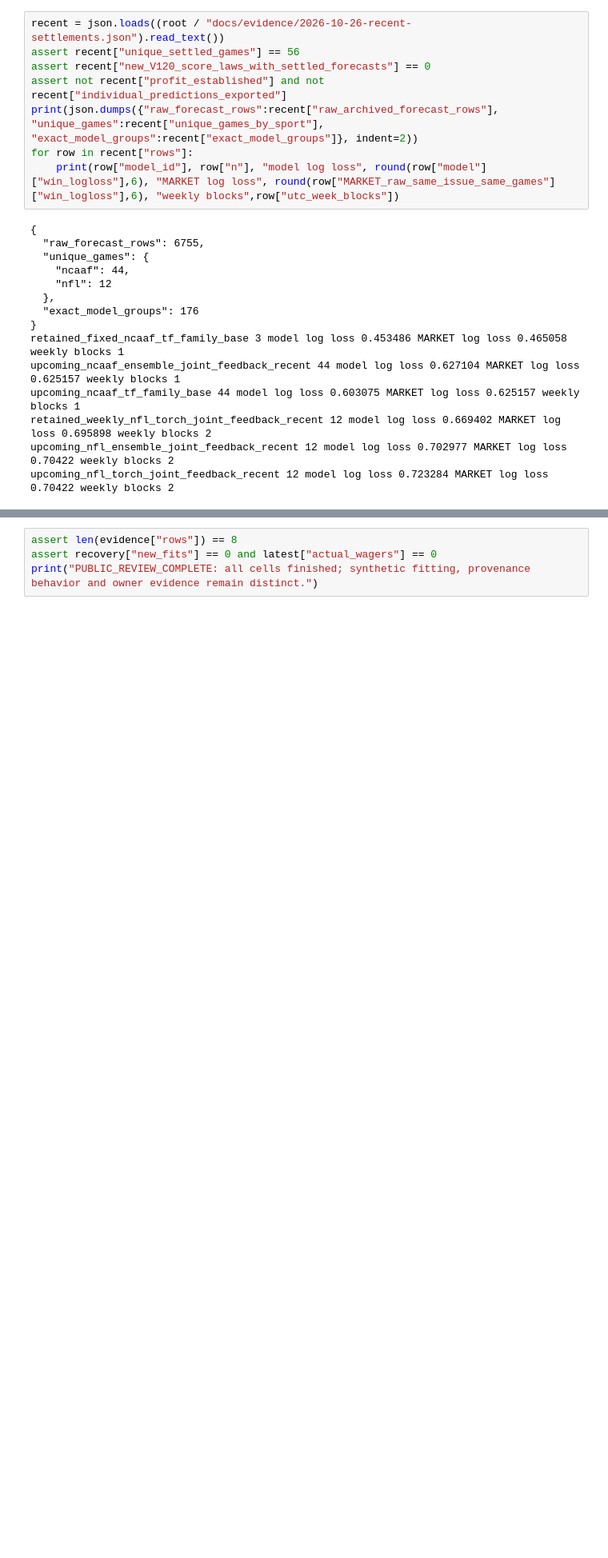
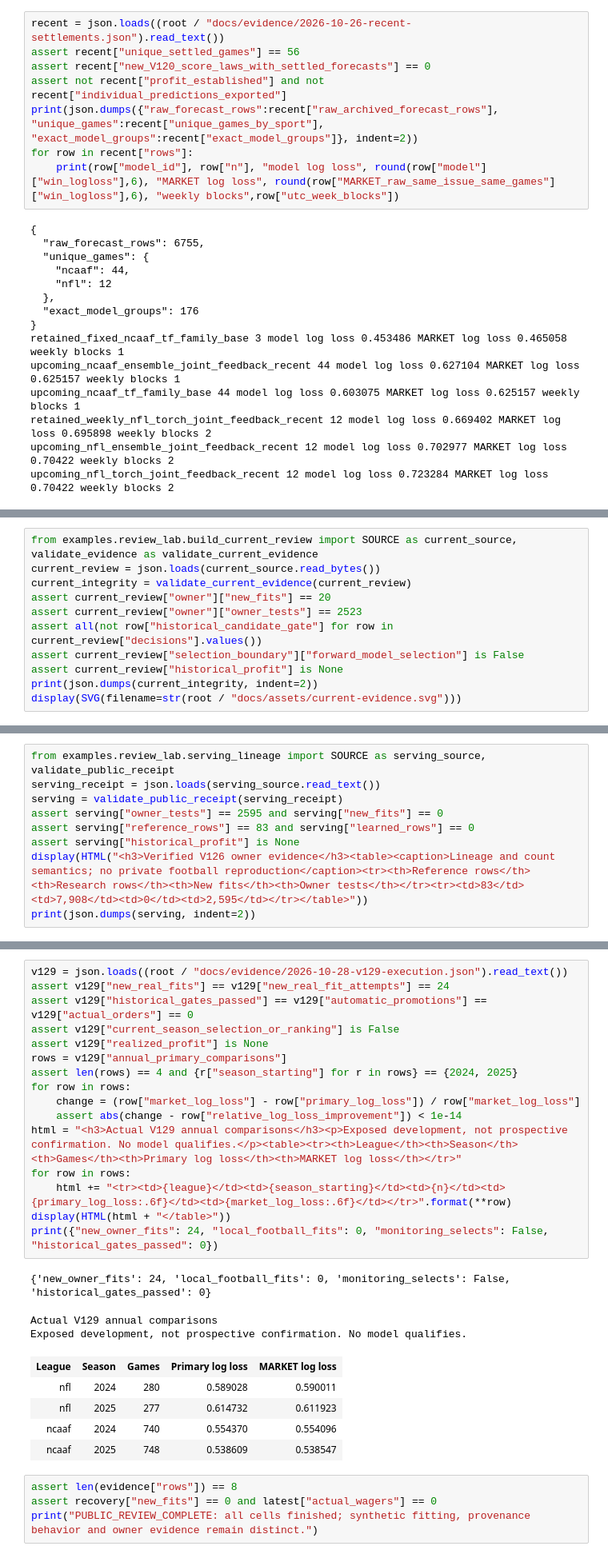
Before and after one commit to alvaromendizabal/sports-edge-lab, a Jupyter notebook: notebooks/engineering_review.ipynb, the cells around one changed output, grey strips where cells are left out. Shown at 80% size. Cells and saved outputs as stored; diff of their text form; blank space fills up the shorter version.

```diff
--- a/notebooks/engineering_review.ipynb
+++ b/notebooks/engineering_review.ipynb
@@ -327,0 +392,11 @@ upcoming_nfl_torch_joint_feedback_recent 12 model log loss 0.723284 MARKET log l
+# %%
+from examples.review_lab.build_current_review import SOURCE as current_source, validate_evidence as validate_current_evidence
+current_review = json.loads(current_source.read_bytes())
+current_integrity = validate_current_evidence(current_review)
+assert current_review["owner"]["new_fits"] == 20
+assert current_review["owner"]["owner_tests"] == 2523
+assert all(not row["historical_candidate_gate"] for row in current_review["decisions"].values())
+assert current_review["selection_boundary"]["forward_model_selection"] is False
+assert current_review["historical_profit"] is None
+print(json.dumps(current_integrity, indent=2))
+display(SVG(filename=str(root / "docs/assets/current-evidence.svg")))
@@ -327,0 +439,9 @@ upcoming_nfl_torch_joint_feedback_recent 12 model log loss 0.723284 MARKET log l
+# %%
+from examples.review_lab.serving_lineage import SOURCE as serving_source, validate_public_receipt
+serving_receipt = json.loads(serving_source.read_text())
+serving = validate_public_receipt(serving_receipt)
+assert serving["owner_tests"] == 2595 and serving["new_fits"] == 0
+assert serving["reference_rows"] == 83 and serving["learned_rows"] == 0
+assert serving["historical_profit"] is None
+display(HTML("<h3>Verified V126 owner evidence</h3><table><caption>Lineage and count semantics; no private football reproduction</caption><tr><th>Reference rows</th><th>Research rows</th><th>New fits</th><th>Owner tests</th></tr><tr><td>83</td><td>7,908</td><td>0</td><td>2,595</td></tr></table>"))
+print(json.dumps(serving, indent=2))
@@ -328,3 +473,28 @@ upcoming_nfl_torch_joint_feedback_recent 12 model log loss 0.723284 MARKET log l
+# %%
+v129 = json.loads((root / "docs/evidence/2026-10-28-v129-execution.json").read_text())
+assert v129["new_real_fits"] == v129["new_real_fit_attempts"] == 24
+assert v129["historical_gates_passed"] == v129["automatic_promotions"] == v129["actual_orders"] == 0
+assert v129["current_season_selection_or_ranking"] is False
+assert v129["realized_profit"] is None
+rows = v129["annual_primary_comparisons"]
+assert len(rows) == 4 and {r["season_starting"] for r in rows} == {2024, 2025}
+for row in rows:
+    change = (row["market_log_loss"] - row["primary_log_loss"]) / row["market_log_loss"]
+    assert abs(change - row["relative_log_loss_improvement"]) < 1e-14
+html = "<h3>Actual V129 annual comparisons</h3><p>Exposed development, not prospective confirmation. No model qualifies.</p><table><tr><th>League</th><th>Season</th><th>Games</th><th>Primary log loss</th><th>MARKET log loss</th></tr>"
+for row in rows:
+    html += "<tr><td>{league}</td><td>{season_starting}</td><td>{n}</td><td>{primary_log_loss:.6f}</td><td>{market_log_loss:.6f}</td></tr>".format(**row)
+display(HTML(html + "</table>"))
+print({"new_owner_fits": 24, "local_football_fits": 0, "monitoring_selects": False, "historical_gates_passed": 0})
+# %% [output]
+{'new_owner_fits': 24, 'local_football_fits': 0, 'monitoring_selects': False, 'historical_gates_passed': 0}
+Actual V129 annual comparisons
+Exposed development, not prospective confirmation. No model qualifies.
+| League | Season | Games | Primary log loss | MARKET log loss |
+| nfl | 2024 | 280 | 0.589028 | 0.590011 |
+| nfl | 2025 | 277 | 0.614732 | 0.611923 |
+| ncaaf | 2024 | 740 | 0.554370 | 0.554096 |
+| ncaaf | 2025 | 748 | 0.538609 | 0.538547 |
 # %%
 assert len(evidence["rows"]) == 8
 assert recovery["new_fits"] == 0 and latest["actual_wagers"] == 0
```
Also changed, not shown: parts of 11 cells of this notebook, 41 other files.
